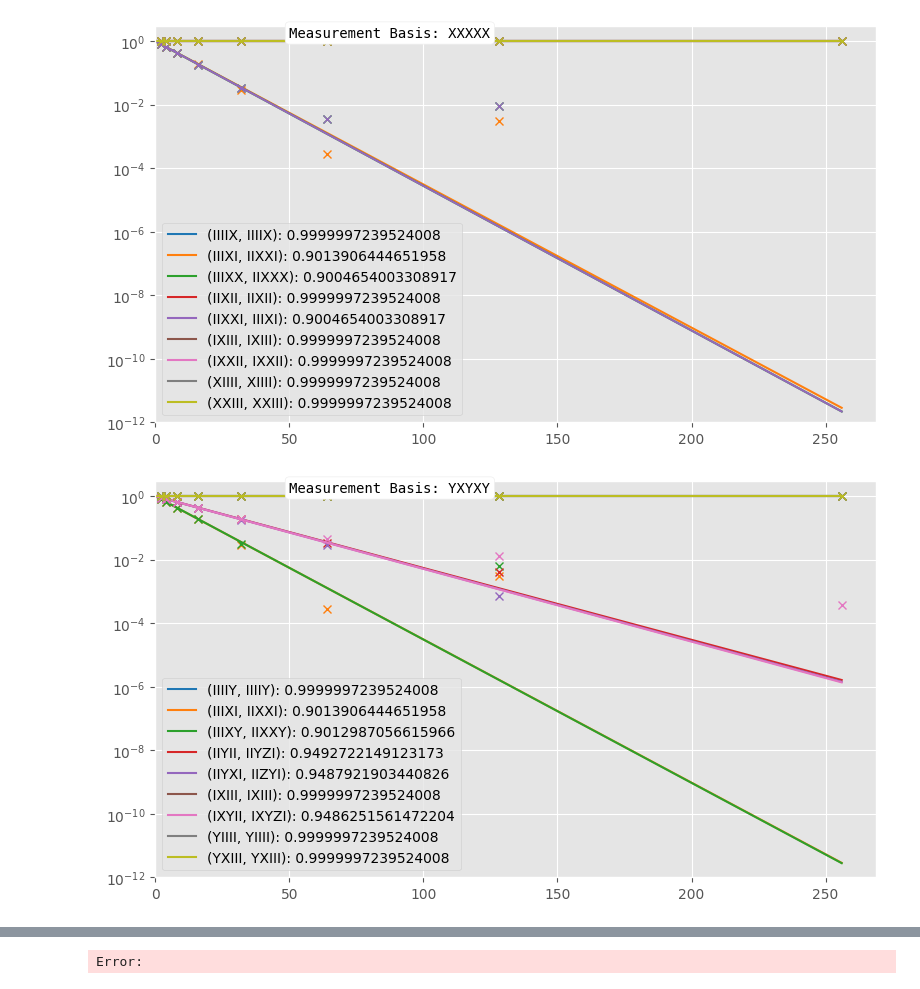
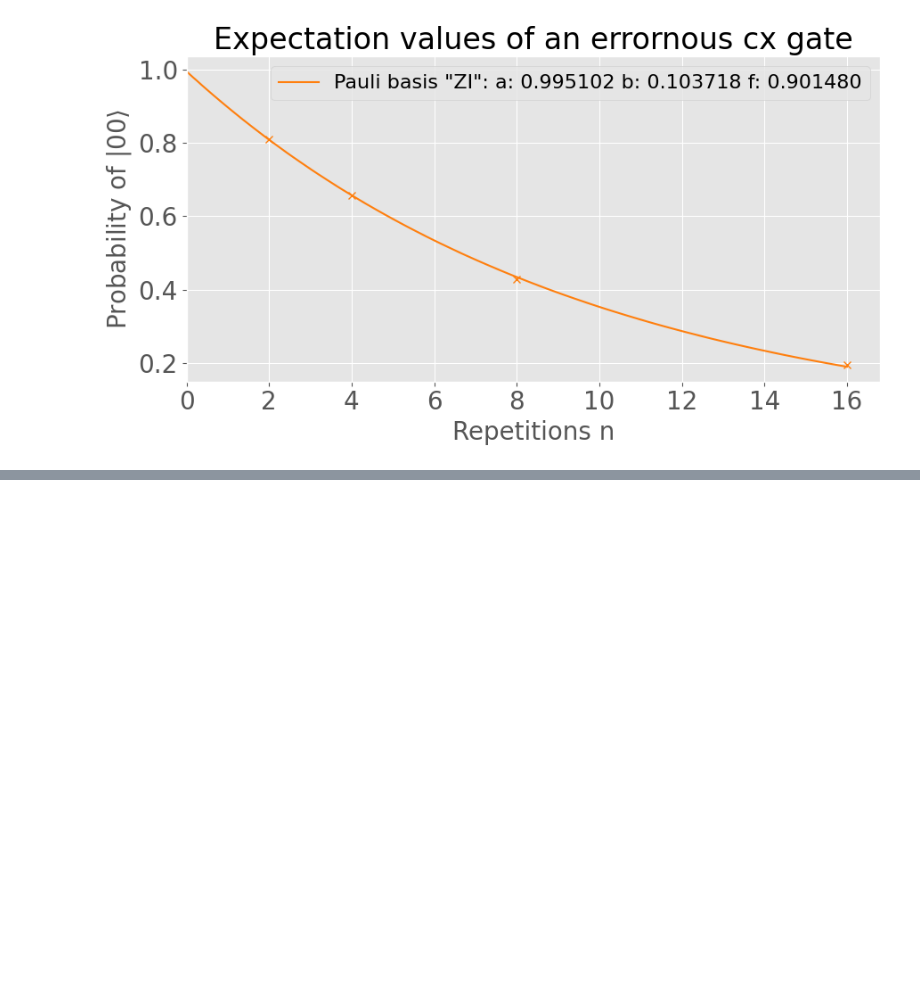
Before and after one commit to Fabrice-Schoeneberger/AutomatedPERTools, a Jupyter notebook: tutorial_notebooks/testrun/test.ipynb, the cells around one changed output, grey strips where cells are left out. Saved outputs shown, nothing was run; the diff lists cells and outputs as text; code cells hidden in the pictures; blank space fills up the shorter version.

```diff
--- a/tutorial_notebooks/testrun/test.ipynb
+++ b/tutorial_notebooks/testrun/test.ipynb
@@ -36,39 +36,50 @@ sys.path.append(os.path.join(home_folder, "pauli_lindblad_per"))
 # %%
 import pickle
 with open("termplot.pickle", "rb") as f:
-    savefile = pickle.load(f)
+	savefile = pickle.load(f)
 
 
+j=0
+for basis, paulidic in savefile:
+	if j!=7:
+		j+=1
+		continue
+	j+=1
+	i=0
+	fig, ax = plt.subplots(figsize=(9, 5))
+	for pauli, pair in sorted(paulidic, key=lambda o: str(o)):
+		if i != 1:
+			i+=1
+			continue
+		a = paulidic[(pauli, pair)]["a"]
+		b = paulidic[(pauli, pair)]["b"]
+		depths = paulidic[(pauli, pair)]["depth"]
+		expectations = paulidic[(pauli, pair)]["expectations"]
+		axis = np.linspace(0,max(depths), 100)
+		#print((a,b, depths, expectations, [a*np.exp(-b*x) for x in axis]))
+		colors = ['#1f77b4', '#ff7f0e', '#2ca02c', '#d62728', '#9467bd', '#8c564b', '#e377c2', '#7f7f7f', '#bcbd22', '#17becf']
+		ax.plot(depths, expectations, linestyle = 'None', marker = 'x', color = colors[i])
+		ax.plot(axis, [a*np.exp(-b*x) for x in axis], color = colors[i], label="Pauli basis \"" +"".join(reversed("IZ")) + "\": a: " + "%.6f"%(a) +  " b: "+ "%.6f"%(b)+ " f: " + "%.6f"%(np.exp(-b)))
+		#", " + "".join(reversed(str(pair))) +
+		i+=1
+	textstr = "Measurement Basis: " +str(basis)
+	plt.xlabel('Repetitions n', fontsize=20)
+	plt.ylabel('Probability of $|00\\rangle$', fontsize=20)
+	plt.title('Expectation values of an errornous cx gate', fontsize=24)
+	plt.tick_params(axis='both', which='major', labelsize=20)
+	#ax.legend(loc='lower left')
+	ax.legend(loc='upper right', fontsize=16)
+	#ax.set_yscale('log')
+	ax.set_xlim(0, max(depths)* 1.05)
+	#ax.set_ylim(1*pow(10,-12), 3)
+	# Customize the textbox position and appearance
+	props = dict(boxstyle='round', facecolor='white', alpha=1)
+	#props = dict()
 
-for basis, paulidic in savefile:
-    i=0
-    fig, ax = plt.subplots(figsize=(16/2, 9/2))
-    for pauli, pair in sorted(paulidic, key=lambda o: str(o)):
-        a = paulidic[(pauli, pair)]["a"]
-        b = paulidic[(pauli, pair)]["b"]
-        depths = paulidic[(pauli, pair)]["depth"]
-        expectations = paulidic[(pauli, pair)]["expectations"]
-        axis = np.linspace(0,max(depths), 100)
-        #print((a,b, depths, expectations, [a*np.exp(-b*x) for x in axis]))
-        colors = ['#1f77b4', '#ff7f0e', '#2ca02c', '#d62728', '#9467bd', '#8c564b', '#e377c2', '#7f7f7f', '#bcbd22', '#17becf']
-        ax.plot(depths, expectations, linestyle = 'None', marker = 'x', color = colors[i])
-        ax.plot(axis, [a*np.exp(-b*x) for x in axis], color = colors[i], label="(" +str(pauli) + ", " + str(pair) + "): " + str(np.exp(-b)))
-        i+=1
-    textstr = "Measurement Basis: " +str(basis)
-    ax.legend(loc='lower left')
-    ax.set_yscale('log')
-    ax.set_xlim(0, max(depths)* 1.05)
-    ax.set_ylim(1*pow(10,-12), 3)
-    # Customize the textbox position and appearance
-    props = dict(boxstyle='round', facecolor='white', alpha=1)
-    #props = dict()
-
-    # Place the textbox in the top-left corner inside the plot (adjust x and y as needed)
-    ax.text(50, 3, textstr, fontsize=10,
-            verticalalignment='top', horizontalalignment='left', bbox=props, family='monospace')
-    plt.tight_layout()
-    plt.savefig(str(basis)+".png", )
-    plt.show()
+	# Place the textbox in the top-left corner inside the plot (adjust x and y as needed)
+	#ax.text(7, 3, textstr, fontsize=10, verticalalignment='top', horizontalalignment='left', bbox=props, family='monospace')
+	plt.tight_layout()
+	plt.savefig(str(basis)+".png", )
+	plt.show()
 # %% [output]
-[figure, old version]
+[figure, new version]
-[figure, removed]
@@ -82 +85,0 @@ for basis, paulidic in savefile:
-Error:
```
Also changed, not shown: parts of 2 cells of this notebook, 24 other files.
